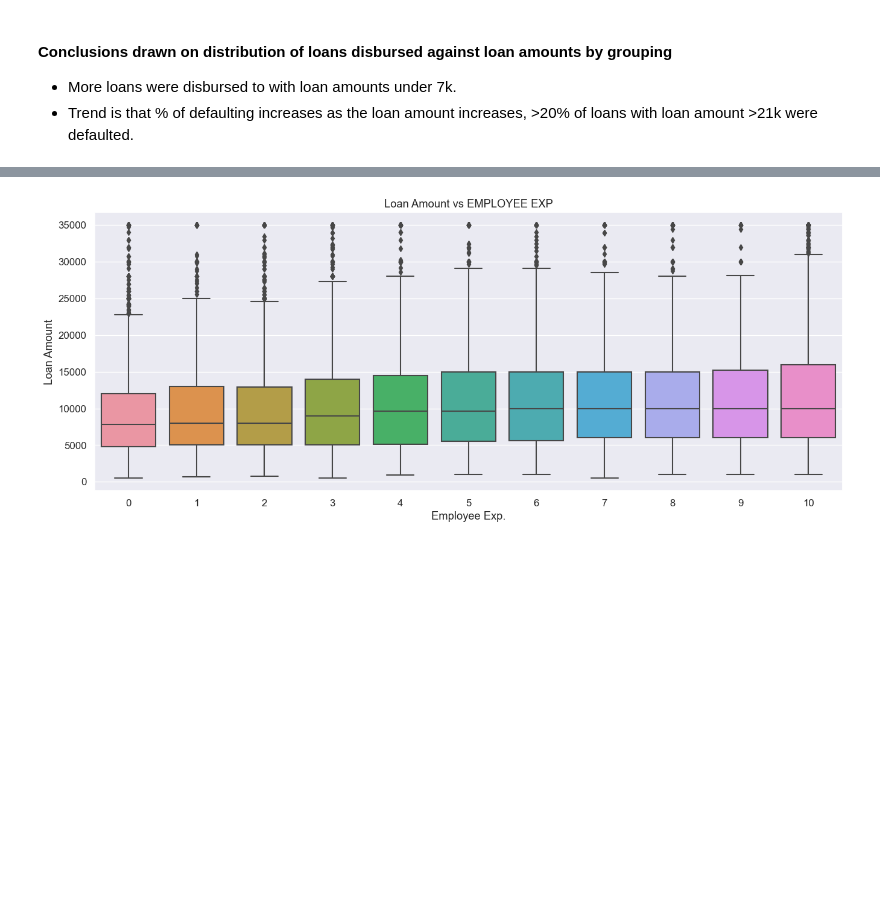
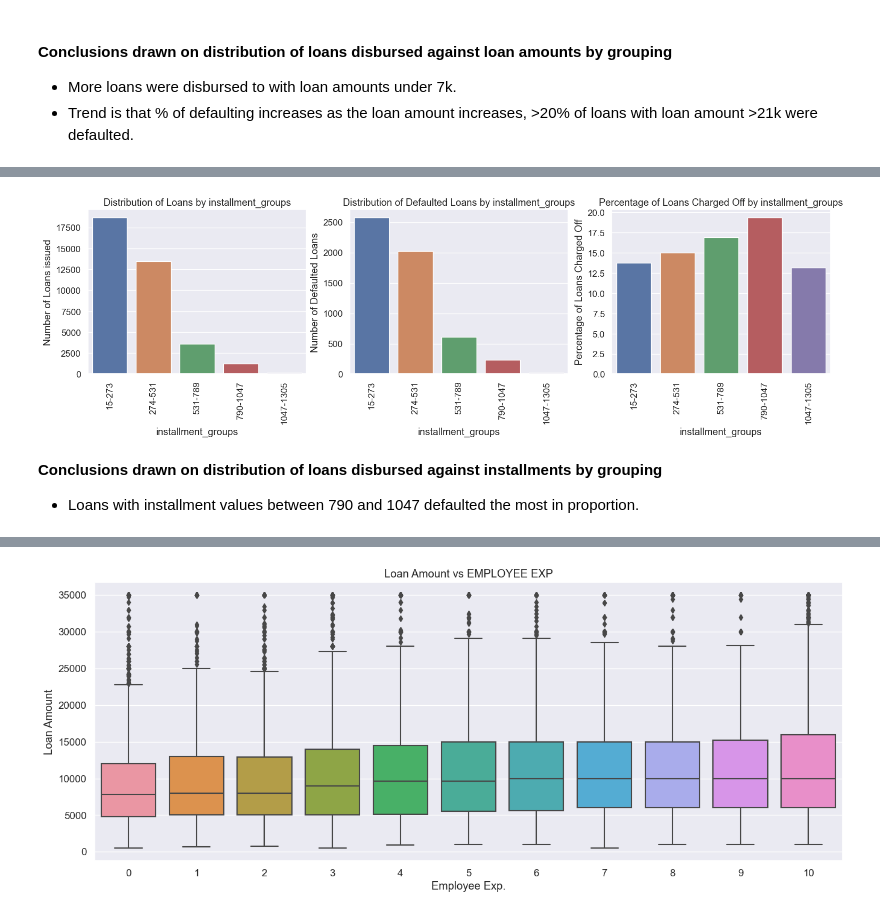
Before and after one commit to karthikgadepalli/LendingClubCaseStudy, a Jupyter notebook: LendingClubCaseStudyAnalysis.ipynb, the cells around one changed output, grey strips where cells are left out. Cells and saved outputs as stored; diff of their text form; code cells hidden in the pictures; blank space fills up the shorter version.

Commit message:
Added issue_d analysis and dti, installment grouping
Signed-off-by: Karthik Gadepalli <karthik.gadepalli@gmail.com>

```diff
--- a/LendingClubCaseStudyAnalysis.ipynb
+++ b/LendingClubCaseStudyAnalysis.ipynb
@@ -1243,0 +1258,4 @@ plt.show()
+# %%
+# Creating bins for installment_groups
+loandfNew['installment_groups'] = pd.cut(loandfNew['installment'], bins=5, precision=0, labels=['15-273','274-531','531-789','790-1047','1047-1305'])
+loandfNew['installment_groups'].value_counts()
@@ -1243,0 +1270,35 @@ plt.show()
+# %%
+# Plotting graph by installment_groups
+plt.figure(figsize=(18,4))
+
+plt.subplot(1,3,1)
+sns.countplot( x="installment_groups", data=loandfNew)
+plt.title("Distribution of Loans by installment_groups")
+plt.xlabel("installment_groups")
+plt.ylabel("Number of Loans issued")
+plt.xticks(rotation=90)
+
+plt.subplot(1,3,2)
+sns.countplot( x="installment_groups", data=loandfNew[loandfNew['loan_status'] == 'Charged Off'])
+plt.title("Distribution of Defaulted Loans by installment_groups")
+plt.xlabel("installment_groups")
+plt.ylabel("Number of Defaulted Loans")
+plt.xticks(rotation=90)
+
+plt.subplot(1,3,3)
+# installment_groups wide
+total_loans = loandfNew['installment_groups'].value_counts().sort_index()
+defaulted_loans = loandfNew[loandfNew['loan_status'] == 'Charged Off']['installment_groups'].value_counts().sort_index()
+percentage_defaulted = (defaulted_loans / total_loans) * 100
+sns.barplot(x=percentage_defaulted.index, y=percentage_defaulted.values)
+plt.title("Percentage of Loans Charged Off by installment_groups")
+plt.xlabel("installment_groups")
+plt.ylabel("Percentage of Loans Charged Off")
+plt.xticks(rotation=90)
+
+plt.show()
+# %% [output]
+[figure, added]
+# %% [markdown]
+**Conclusions drawn on distribution of loans disbursed against installments by grouping**
+- Loans with installment values between 790 and 1047 defaulted the most in proportion.
```
Also changed, not shown: parts of 14 cells of this notebook.
